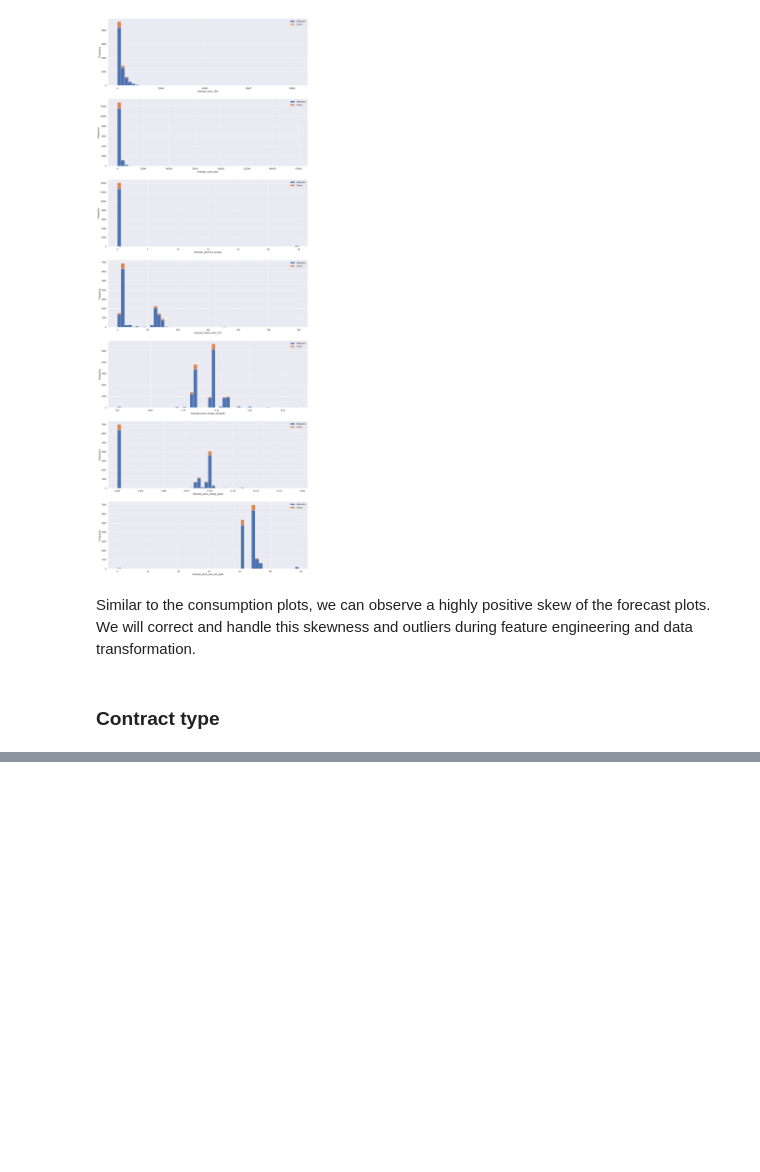
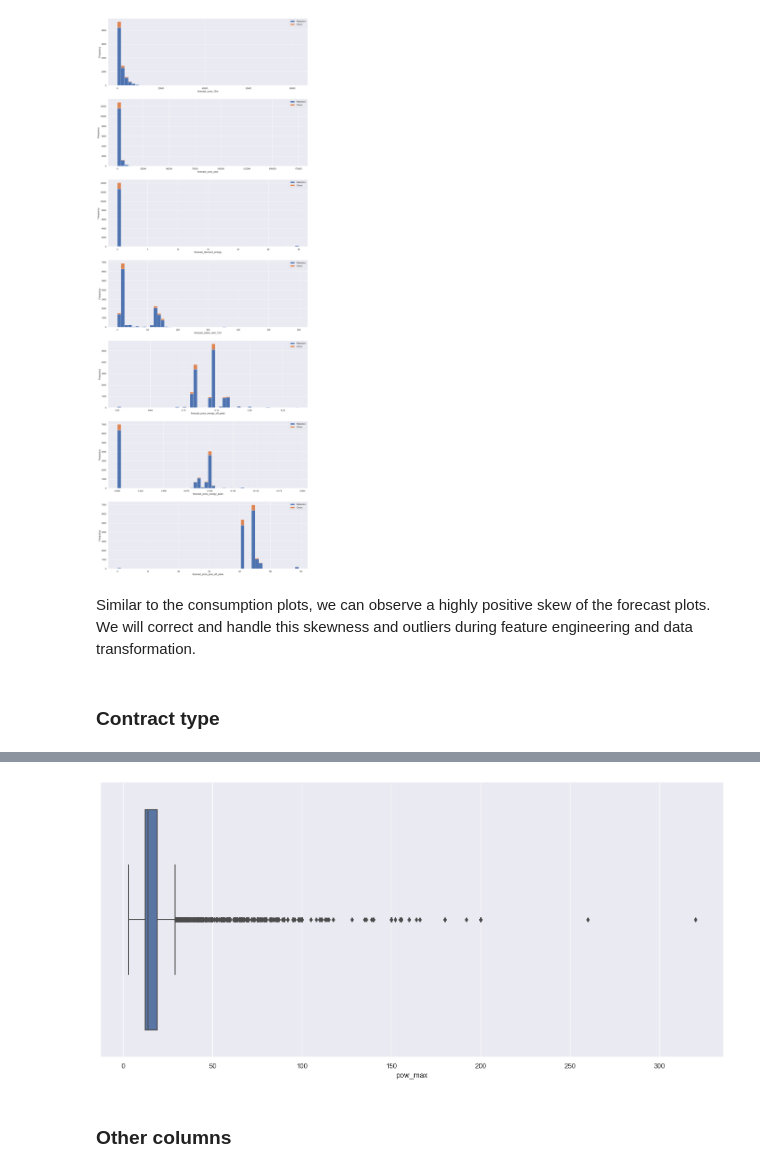
Before and after one commit to lawalsegun2025/forage_projects, a Jupyter notebook: 001_BCG_GAMMA_customer_churn_prediction/2_eda/notebook/eda_starter.ipynb, the cells around one changed output, grey strips where cells are left out. Saved outputs shown, nothing was run; the diff lists cells and outputs as text; code cells hidden in the pictures; blank space fills up the shorter version.

```diff
--- a/001_BCG_GAMMA_customer_churn_prediction/2_eda/notebook/eda_starter.ipynb
+++ b/001_BCG_GAMMA_customer_churn_prediction/2_eda/notebook/eda_starter.ipynb
@@ -387,0 +397,8 @@ We can now clearly see the outliers.
+# %%
+fig, axs = plt.subplots(figsize=(18, 8))
+
+sns.boxplot(x=power["pow_max"], ax=axs);
+# %% [output]
+[figure, added]
+# %% [markdown]
+### Other columns
```
Also changed, not shown: parts of 25 cells of this notebook.
